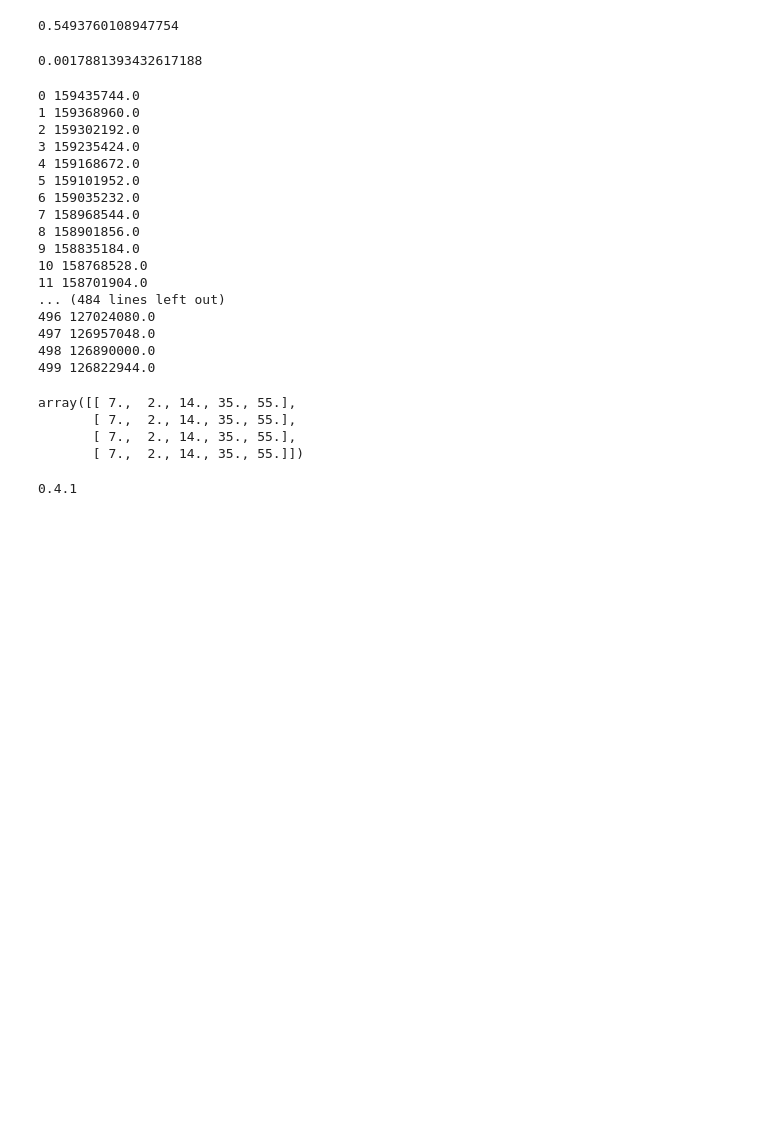
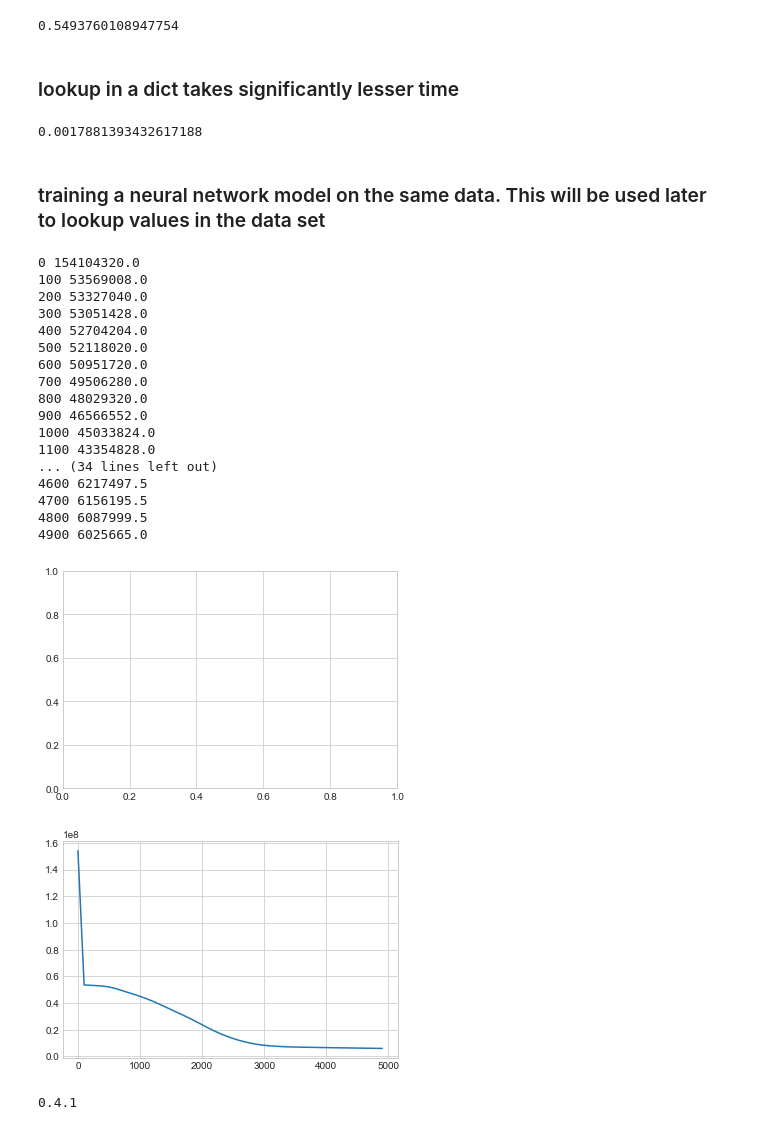
Before and after one commit to ArnabRaxit/learned_indexes, a Jupyter notebook: Indexing_array.ipynb, the cells around one changed output. Drawn from its saved outputs; the diff is of its cells as text; code cells hidden in the pictures; blank space fills up the shorter version.

```diff
--- a/Indexing_array.ipynb
+++ b/Indexing_array.ipynb
@@ -45,15 +48,19 @@ def time_lookups(ds,num):
 time_lookups(data,1000)
 # %% [output]
 0.5493760108947754
+# %% [markdown]
+### lookup in a dict takes significantly lesser time
 # %%
 dict_data = {x:'a' for x in data[:][0]}
 time_lookups(dict_data,1000)
 # %% [output]
 0.0017881393432617188
+# %% [markdown]
+### training a neural network model on the same data. This will be used later to lookup values in the data set
 # %%
 import torch
-N, D_in, H, D_out = 64, 6, 100, 1
-x = torch.FloatTensor(np_data[:,2:])
+N, D_in, H, D_out = 64, 5, 100, 1
+x = torch.FloatTensor(np_data[:,3:])
 y = torch.FloatTensor(np_data[:,0:1])
 model = torch.nn.Sequential(
     torch.nn.Linear(D_in, H),
@@ -61,14 +68,18 @@ model = torch.nn.Sequential(
     torch.nn.Linear(H, D_out),
 )
 loss_fn = torch.nn.MSELoss()
-learning_rate = 1e-4
+learning_rate = 1e-2
 optimizer = torch.optim.Adam(model.parameters(), lr=learning_rate)
-for t in range(500):
+plot_step,plot_lossess = [],[]
+for t in range(5000):
     y_pred = model(x)
 
 
     loss = loss_fn(y_pred, y)
-    print(t, loss.item())
+    if t%100 == 0:
+        print(t, loss.item())
+        plot_step.append(t)
+        plot_lossess.append(loss.item())
 
 
     optimizer.zero_grad()
@@ -79,32 +90,40 @@ for t in range(500):
 
     optimizer.step()
 # %% [output]
-0 159435744.0
-1 159368960.0
-2 159302192.0
-3 159235424.0
-4 159168672.0
-5 159101952.0
-6 159035232.0
-7 158968544.0
-8 158901856.0
-9 158835184.0
-10 158768528.0
-11 158701904.0
-... (484 lines left out)
-496 127024080.0
-497 126957048.0
-498 126890000.0
-499 126822944.0
+0 154104320.0
+100 53569008.0
+200 53327040.0
+300 53051428.0
+400 52704204.0
+500 52118020.0
+600 50951720.0
+700 49506280.0
+800 48029320.0
+900 46566552.0
+1000 45033824.0
+1100 43354828.0
+... (34 lines left out)
+4600 6217497.5
+4700 6156195.5
+4800 6087999.5
+4900 6025665.0
-# %%
-import numpy as np
-np_data = np.asarray(data)
-np_data[1:5,2:]
-# %% [output]
-array([[ 7.,  2., 14., 35., 55.],
-       [ 7.,  2., 14., 35., 55.],
-       [ 7.,  2., 14., 35., 55.],
-       [ 7.,  2., 14., 35., 55.]])
+# %%
+%matplotlib inline
+import matplotlib.pyplot as plt
+plt.style.use('seaborn-whitegrid')
+import numpy as np
+
+fig = plt.figure()
+ax = plt.axes()
+
+fig = plt.figure()
+ax = plt.axes()
+
+x = np.linspace(0, 10, 1000)
+ax.plot(plot_step, plot_lossess);
+# %% [output]
+[figure, added]
+[figure, added]
 # %%
 print(torch.__version__)
 # %% [output]
```
Also changed, not shown: parts of 2 cells of this notebook, 1 other file.
